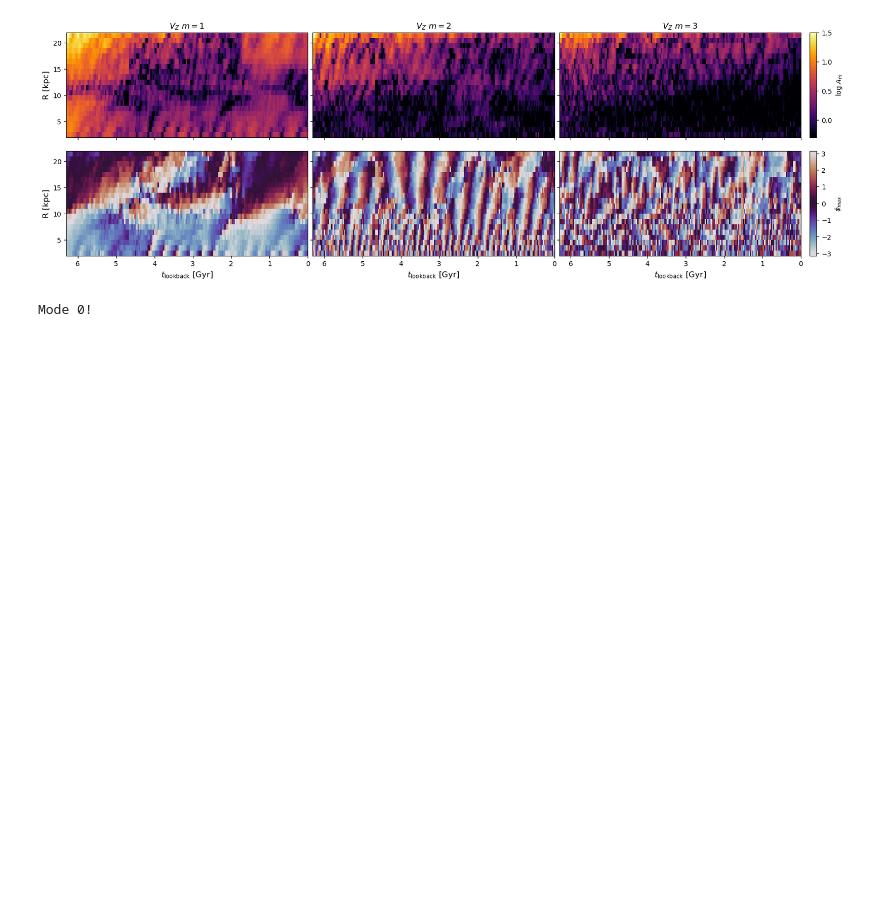
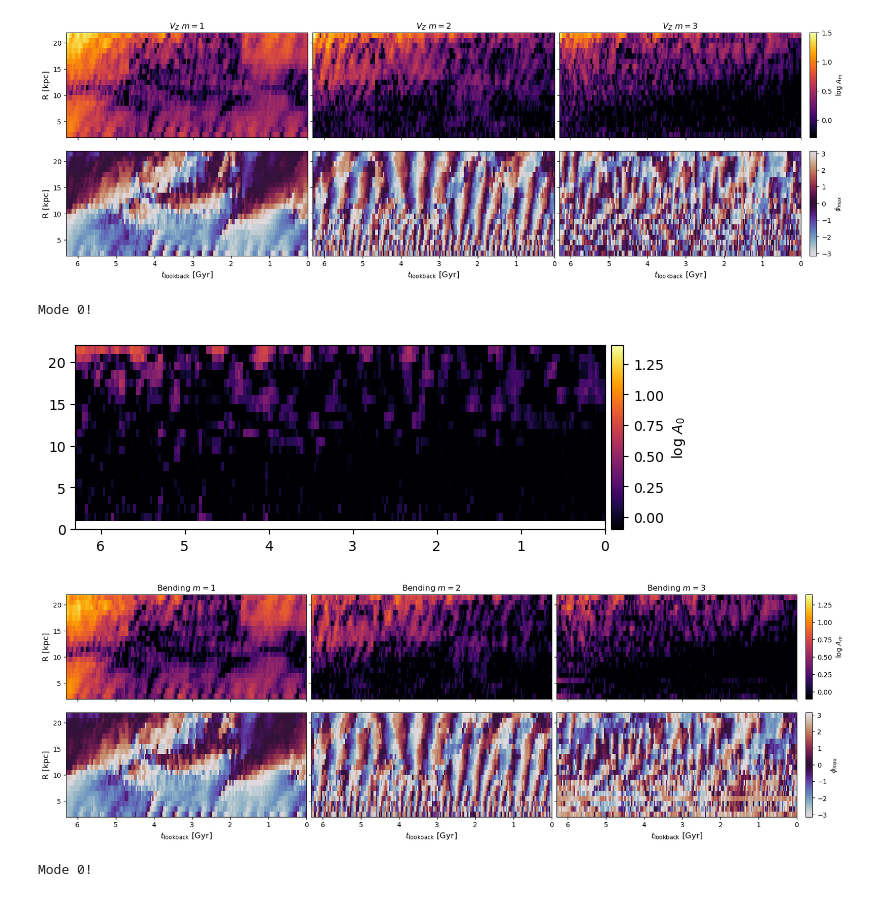
Before and after one commit to Bego-GarciaConde/GalaDyn, a Jupyter notebook: GalaDyn_Notebooks/Fourierograms_complete.ipynb, the cells around one changed output. Saved outputs shown, nothing was run; the diff lists cells and outputs as text; code cells hidden in the pictures; blank space fills up the shorter version.

Commit message:
bending and breathing fixed min number of particles to do linear regression

```diff
--- a/GalaDyn_Notebooks/Fourierograms_complete.ipynb
+++ b/GalaDyn_Notebooks/Fourierograms_complete.ipynb
@@ -145,6 +145,14 @@ plot_fourierogram(vz, etiqueta="$V_{Z}$",vmin = -0.3, vmax = 1.5,  nbins=22,data
 Mode 0!
 [figure]
 [figure]
+# %%
+B = pd.read_csv(path_results + f"disc/fourier_22_bending_re_.csv", sep = ",")
+plot_fourierogram_mode0(B, etiqueta="Bending",vmin = -0.1,vmax= 1.4, nbins=22, data_mode = "disk")
+plot_fourierogram(B, etiqueta="Bending",vmin = -0.1,vmax= 1.4, nbins=22, data_mode = "disk")
+# %% [output]
+Mode 0!
+[figure, added]
+[figure, added]
 # %%
 B = pd.read_csv(path_results + f"disc/fourier_22_bending_.csv", sep = ",")
 plot_fourierogram_mode0(B, etiqueta="Bending",vmin = -0.1,vmax= 1.4, nbins=22, data_mode = "disk")
```
Also changed, not shown: parts of 2 cells of this notebook, 13 other files.
